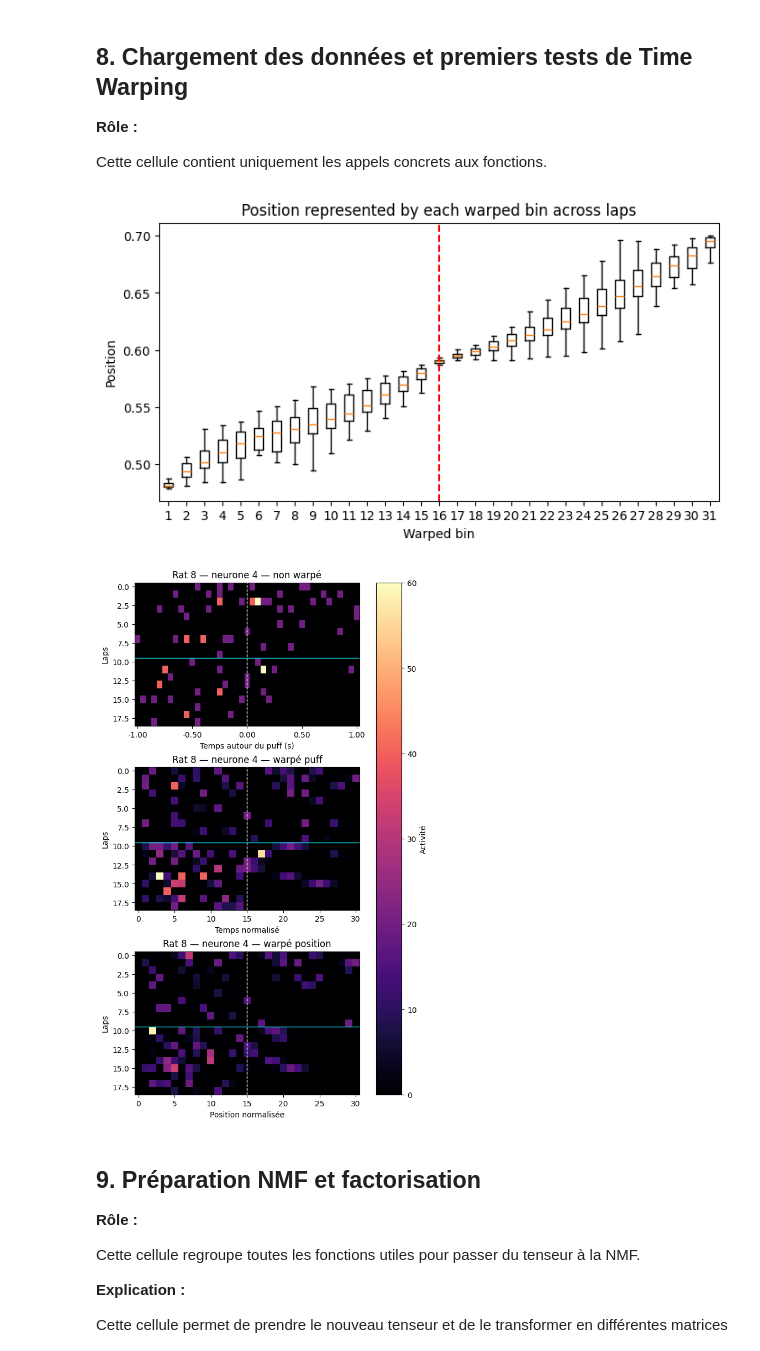
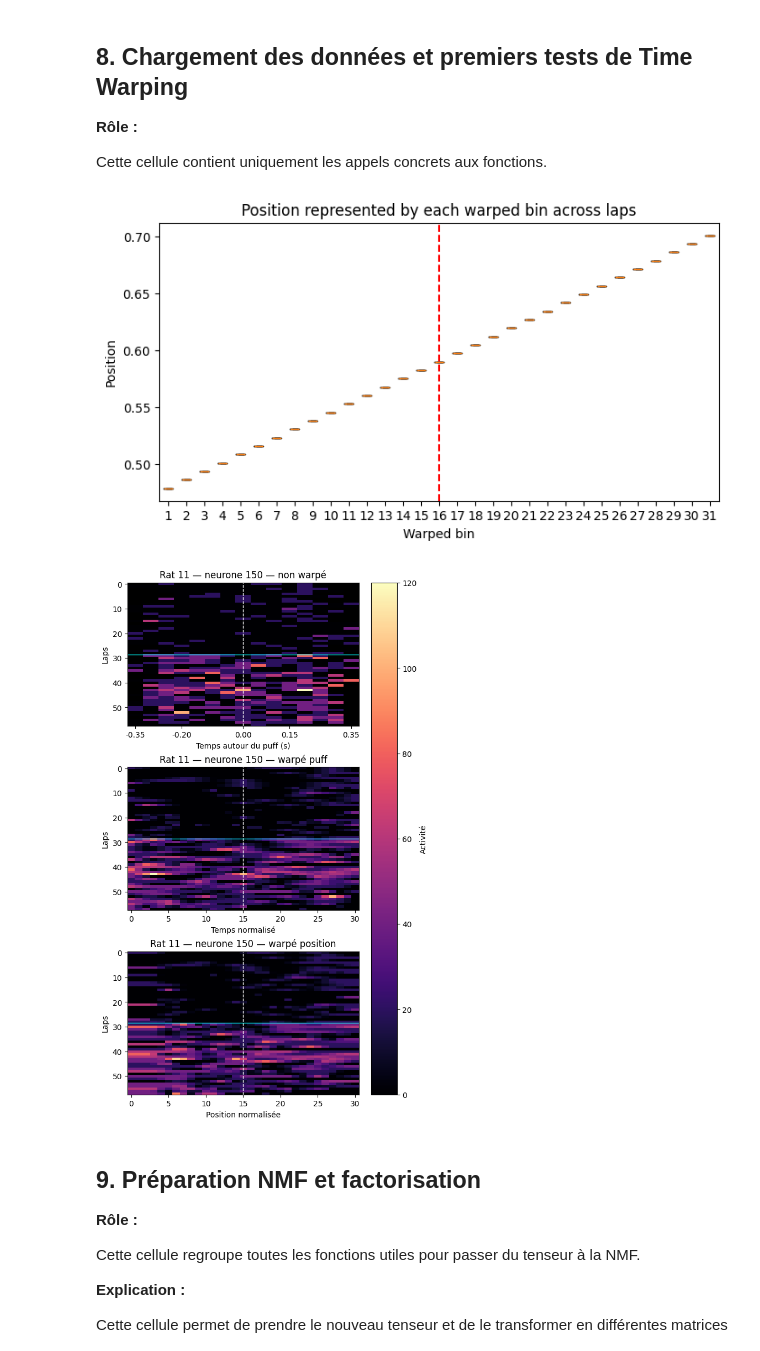
Before and after one commit to Clairaxe/Stage, a Jupyter notebook: projet/main/3_TimeWarp.ipynb, the cells around one changed output. Cells and saved outputs as stored; diff of their text form; code cells hidden in the pictures.

```diff
--- a/projet/main/3_TimeWarp.ipynb
+++ b/projet/main/3_TimeWarp.ipynb
@@ -834,34 +834,34 @@ Cette cellule contient uniquement les appels concrets aux fonctions.
 # %%
 data_8 = scipy.io.loadmat('../data/Rat8-20130713_proces_bin5.mat')
 data_11 = scipy.io.loadmat('../data/Rat11-20150327_proces_bin5.mat')
 
 X_tensor, info_tensor = build_warped_lap_tensor(
     data_8,
     session="run",
     dt_ms=50,
     use_regions="HB",
     excit_only=True,
     restrict_to_puff_zone=True,
     n_time_bins=31,
-    warp_mode="puff_time",
+    warp_mode="position",
 )
 
 plot_warped_bin_positions(info_tensor)
 
 plot_three_pellegrino_style(
-    data_full=data_8,
-    neuron_idx=4,
+    data_full=data_11,
+    neuron_idx=150,
     session="run",
     dt_ms=50,
     halfwidth_cm=20,
     n_time_bins=31,
-    t_before_s=1,
-    t_after_s=1,
-    rat_name="Rat 8",
+    t_before_s=0.35,
+    t_after_s=0.35,
+    rat_name="Rat 11",
 )
 # %% [output]
-[figure, old version]
+[figure, new version]
-[figure, old version]
+[figure, new version]
 # %% [markdown]
 ## 9. Préparation NMF et factorisation
 
```
Also changed, not shown: parts of 3 cells of this notebook, 16 other files.
